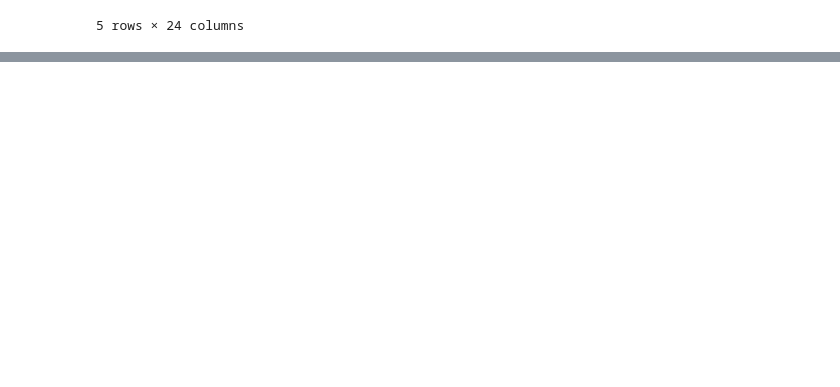
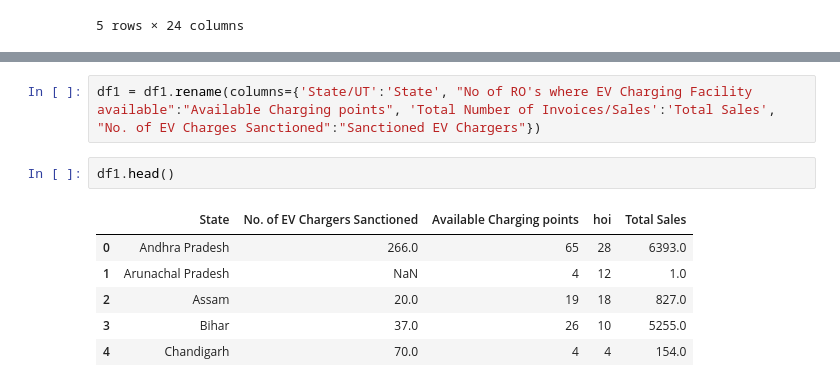
Before and after one commit to deepak03c/EV_Market_Segmentation, a Jupyter notebook: EV_Marketsegmentation.ipynb, the cells around one changed output, grey strips where cells are left out. Saved outputs shown, nothing was run; the diff lists cells and outputs as text; blank space fills up the shorter version.

```diff
--- a/EV_Marketsegmentation.ipynb
+++ b/EV_Marketsegmentation.ipynb
@@ -74,0 +134,11 @@ data3.shape
+# %%
+df1 = df1.rename(columns={'State/UT':'State', "No of RO's where EV Charging Facility available":"Available Charging points", 'Total Number of Invoices/Sales':'Total Sales', "No. of EV Charges Sanctioned":"Sanctioned EV Chargers"})
+# %%
+df1.head()
+# %% [output]
+|  | State | No. of EV Chargers Sanctioned | Available Charging points | hoi | Total Sales |
+| 0 | Andhra Pradesh | 266.0 | 65 | 28 | 6393.0 |
+| 1 | Arunachal Pradesh | NaN | 4 | 12 | 1.0 |
+| 2 | Assam | 20.0 | 19 | 18 | 827.0 |
+| 3 | Bihar | 37.0 | 26 | 10 | 5255.0 |
+| 4 | Chandigarh | 70.0 | 4 | 4 | 154.0 |
```
Also changed, not shown: parts of 13 cells of this notebook.
